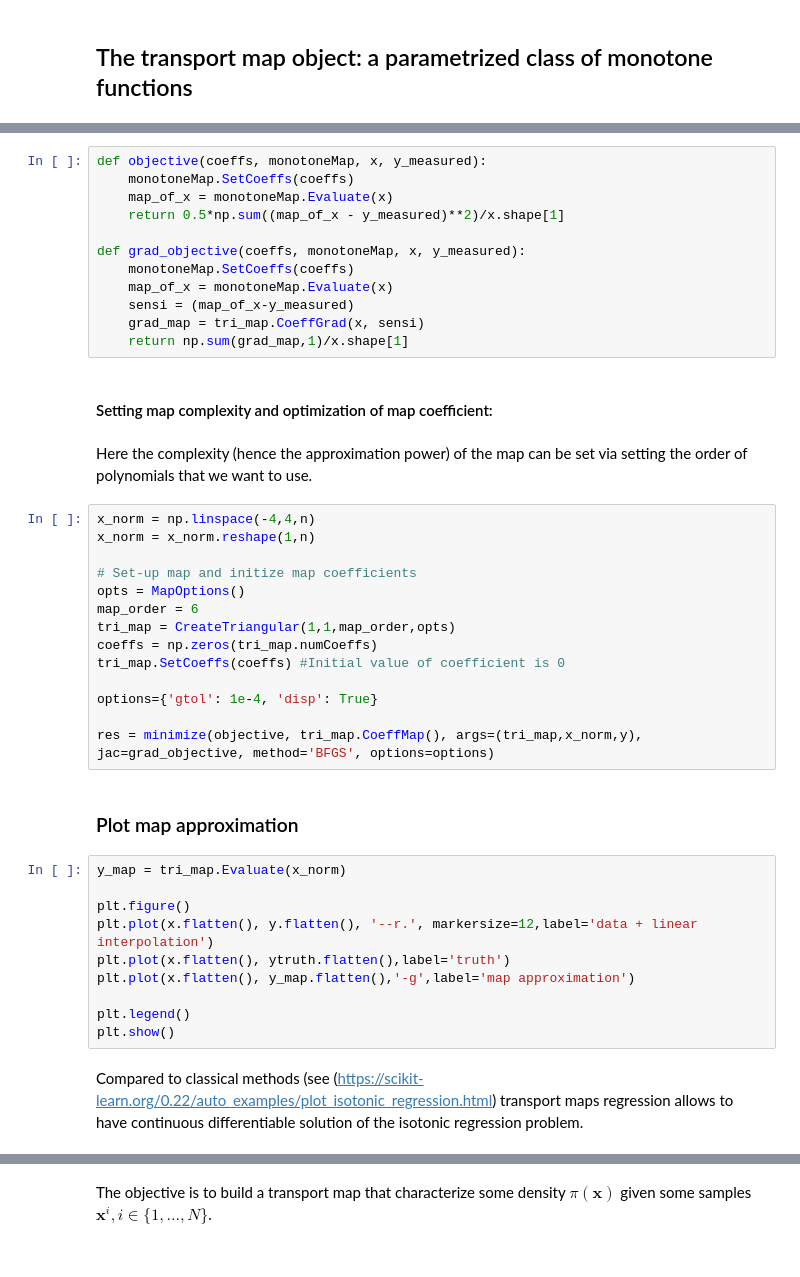
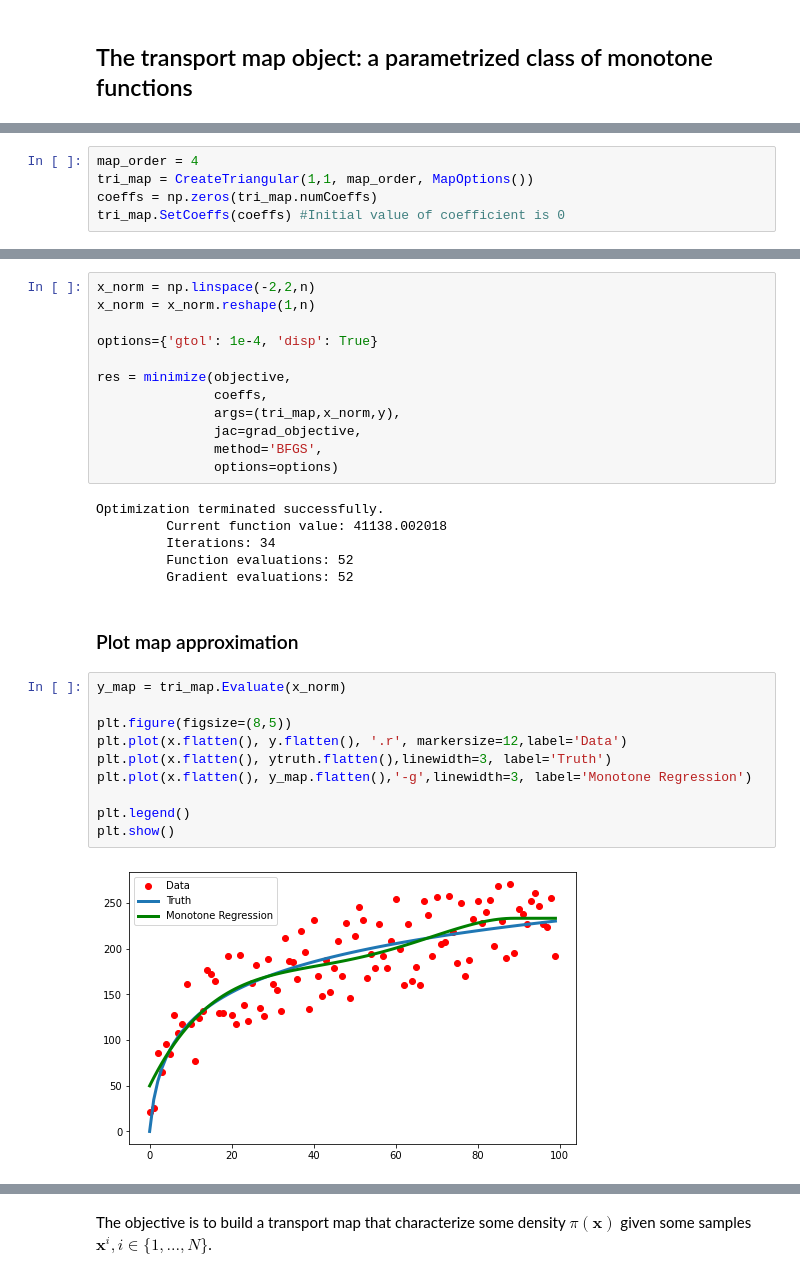
Before and after one commit to MeasureTransport/SIAMannual22, a Jupyter notebook: tutorial_code_AN22.ipynb, the cells around one changed output, grey strips where cells are left out. Drawn from its saved outputs; the diff is of its cells as text.

```diff
--- a/tutorial_code_AN22.ipynb
+++ b/tutorial_code_AN22.ipynb
@@ -75,0 +152,5 @@ The corresponding gradient objective reads:
+# %%
+map_order = 4
+tri_map = CreateTriangular(1,1, map_order, MapOptions())
+coeffs = np.zeros(tri_map.numCoeffs)
+tri_map.SetCoeffs(coeffs) #Initial value of coefficient is 0
@@ -92,44 +182,32 @@ plt.show()
-# %%
-def objective(coeffs, monotoneMap, x, y_measured):
-    monotoneMap.SetCoeffs(coeffs)
-    map_of_x = monotoneMap.Evaluate(x)
-    return 0.5*np.sum((map_of_x - y_measured)**2)/x.shape[1]
-
-def grad_objective(coeffs, monotoneMap, x, y_measured):
-    monotoneMap.SetCoeffs(coeffs)
-    map_of_x = monotoneMap.Evaluate(x)
-    sensi = (map_of_x-y_measured)
-    grad_map = tri_map.CoeffGrad(x, sensi)
-    return np.sum(grad_map,1)/x.shape[1]
-# %% [markdown]
-#### Setting map complexity and optimization of map coefficient:
-# %% [markdown]
-Here the complexity (hence the approximation power) of the map can be set via setting the order of polynomials that we want to use.
 # %%
-x_norm = np.linspace(-4,4,n)
+x_norm = np.linspace(-2,2,n)
 x_norm = x_norm.reshape(1,n)
-
-# Set-up map and initize map coefficients
-opts = MapOptions()
-map_order = 6
-tri_map = CreateTriangular(1,1,map_order,opts)
-coeffs = np.zeros(tri_map.numCoeffs)
-tri_map.SetCoeffs(coeffs) #Initial value of coefficient is 0
 
 options={'gtol': 1e-4, 'disp': True}
 
-res = minimize(objective, tri_map.CoeffMap(), args=(tri_map,x_norm,y), jac=grad_objective, method='BFGS', options=options)
+res = minimize(objective,
+               coeffs,
+               args=(tri_map,x_norm,y),
+               jac=grad_objective,
+               method='BFGS',
+               options=options)
+# %% [output]
+Optimization terminated successfully.
+         Current function value: 41138.002018
+         Iterations: 34
+         Function evaluations: 52
+         Gradient evaluations: 52
 # %% [markdown]
 ### Plot map approximation
 # %%
 y_map = tri_map.Evaluate(x_norm)
 
-plt.figure()
-plt.plot(x.flatten(), y.flatten(), '--r.', markersize=12,label='data + linear interpolation')
-plt.plot(x.flatten(), ytruth.flatten(),label='truth')
-plt.plot(x.flatten(), y_map.flatten(),'-g',label='map approximation')
+plt.figure(figsize=(8,5))
+plt.plot(x.flatten(), y.flatten(), '.r', markersize=12,label='Data')
+plt.plot(x.flatten(), ytruth.flatten(),linewidth=3, label='Truth')
+plt.plot(x.flatten(), y_map.flatten(),'-g',linewidth=3, label='Monotone Regression')
 
 plt.legend()
 plt.show()
+# %% [output]
+[figure, added]
-# %% [markdown]
-Compared to classical methods (see (https://scikit-learn.org/0.22/auto_examples/plot_isotonic_regression.html) transport maps regression allows to have continuous differentiable solution of the isotonic regression problem.
```
Also changed, not shown: parts of 45 cells of this notebook, 1 other file.
